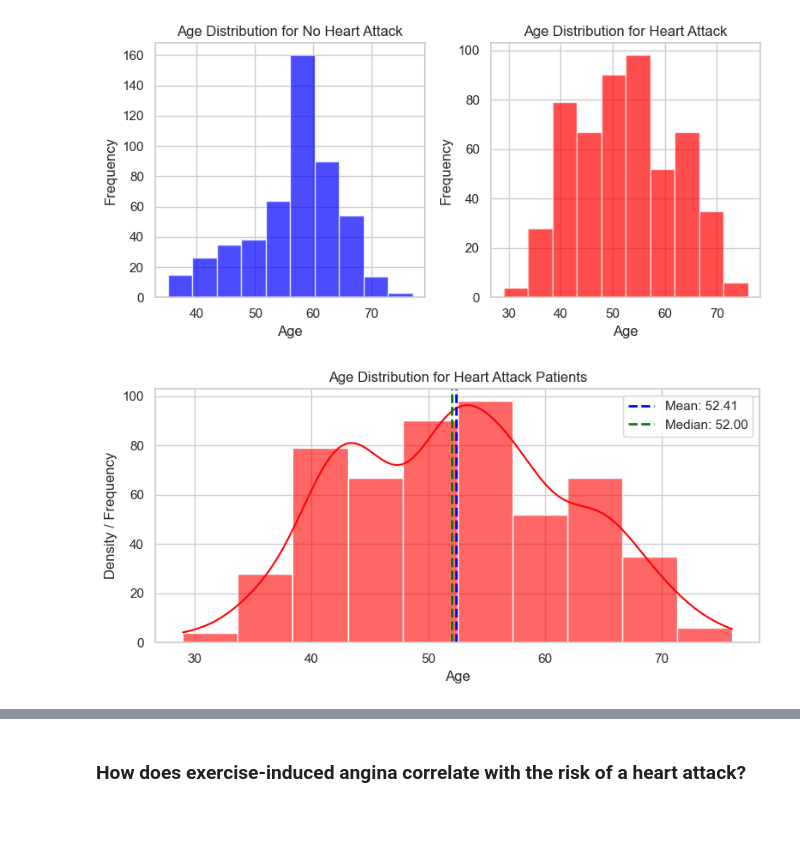
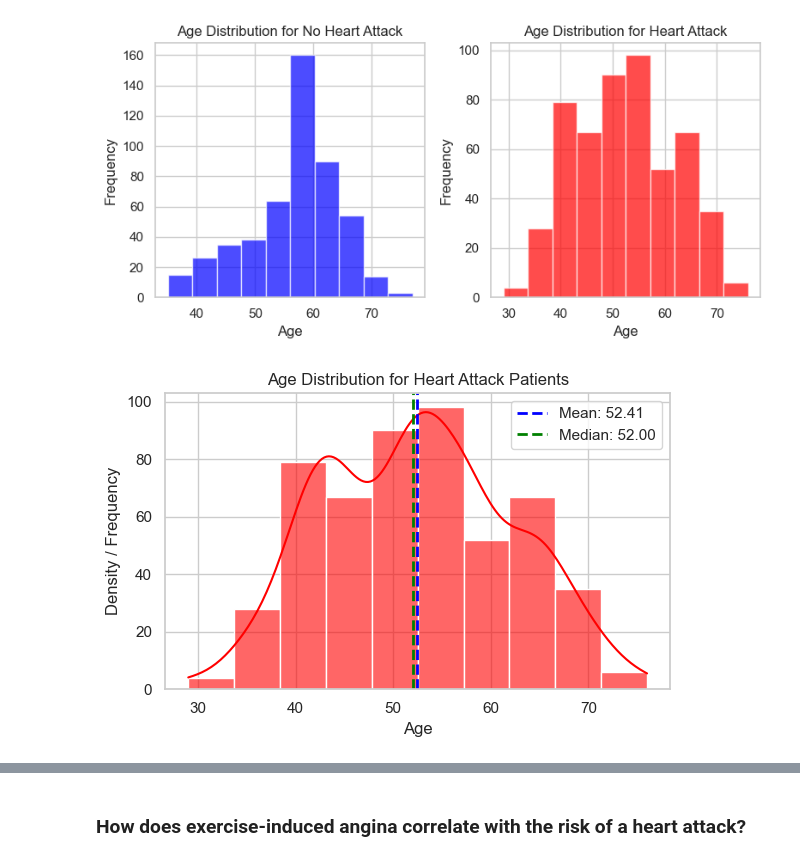
Before and after one commit to rashmic20/Phase2_Project, a Jupyter notebook: Project.ipynb, the cells around one changed output, grey strips where cells are left out. Drawn from its saved outputs; the diff is of its cells as text; code cells hidden in the pictures; blank space fills up the shorter version.

```diff
--- a/Project.ipynb
+++ b/Project.ipynb
@@ -282,32 +289,32 @@ plt.show()
 # Data for patients with a heart attack
 heart_attack_ages = df[df['target'] == 1]['age']
 
 # Calculate median and mean
 median_age = heart_attack_ages.median()
 mean_age = heart_attack_ages.mean()
 
 # Plotting the histogram and KDE
-plt.figure(figsize=(8, 4))
+plt.figure(figsize=(6, 4))
 
 # Histogram
 sns.histplot(heart_attack_ages, bins=10, kde=True, color='red', alpha=0.6)
 
 # KDE plot only (if needed separately, can be commented out if using kde=True in sns.histplot)
 # sns.kdeplot(heart_attack_ages, color='darkblue', linewidth=2)
 # Plotting the mean and median
 plt.axvline(mean_age, color='blue', linestyle='dashed', linewidth=2, label=f'Mean: {mean_age:.2f}')
 plt.axvline(median_age, color='green', linestyle='dashed', linewidth=2, label=f'Median: {median_age:.2f}')
 
 # Titles and labels
 plt.title('Age Distribution for Heart Attack Patients')
 plt.xlabel('Age')
 plt.ylabel('Density / Frequency')
 
 # Adding legend
 plt.legend()
 
 # Adjust layout and show plot
 plt.tight_layout()
 plt.show()
 # %% [output]
-[figure, old version]
+[figure, new version]
```
Also changed, not shown: parts of 29 cells of this notebook.
